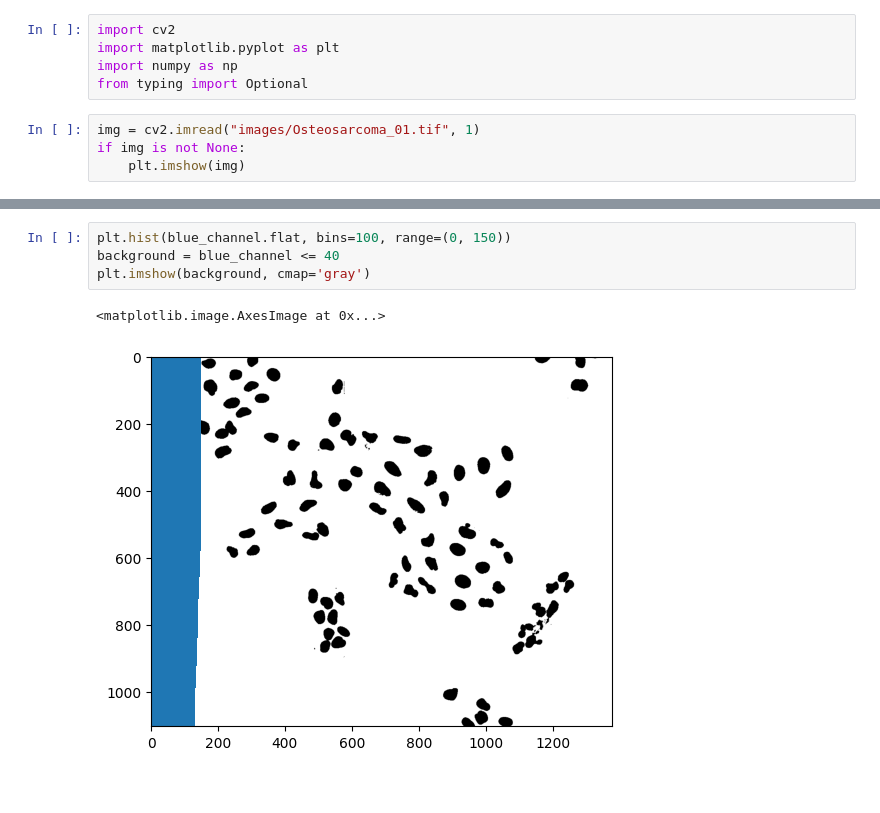
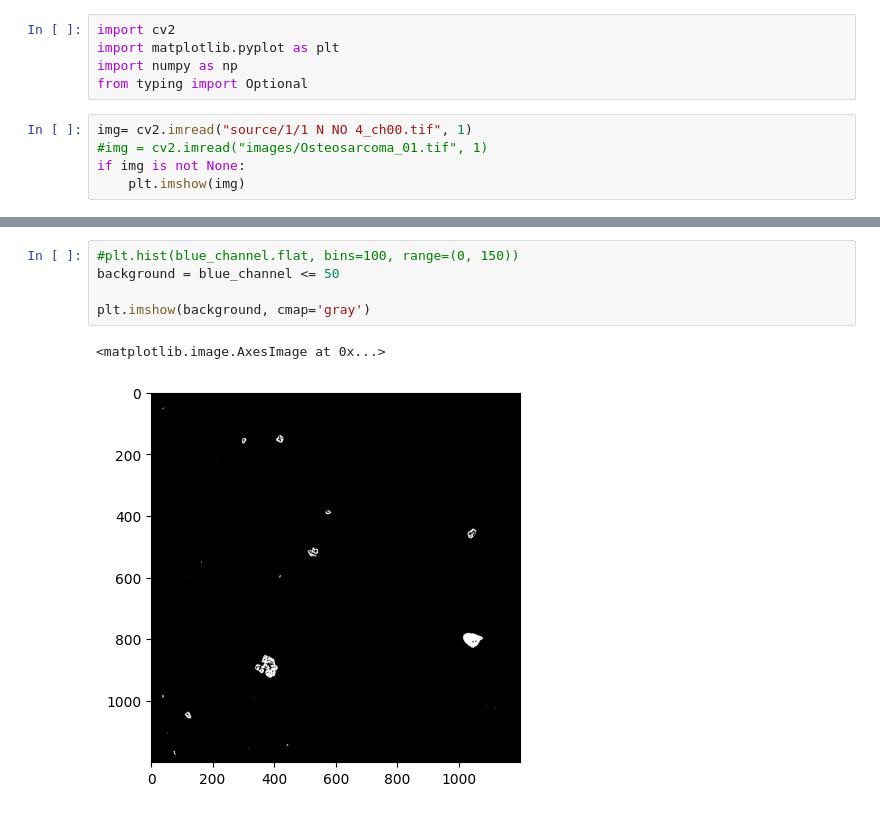
Before and after one commit to v1-v0/lzh3_202526, a Jupyter notebook: outline.ipynb, the cells around one changed output, grey strips where cells are left out. Cells and saved outputs as stored; diff of their text form.

```diff
--- a/outline.ipynb
+++ b/outline.ipynb
@@ -4,7 +4,8 @@ import matplotlib.pyplot as plt
 import numpy as np
 from typing import Optional
 # %%
-img = cv2.imread("images/Osteosarcoma_01.tif", 1)
+img= cv2.imread("source/1/1 N NO 4_ch00.tif", 1)
+#img = cv2.imread("images/Osteosarcoma_01.tif", 1)
 if img is not None:
     plt.imshow(img)
 # %% [output]
@@ -18,8 +19,9 @@ if img is not None:
 # %%
-plt.hist(blue_channel.flat, bins=100, range=(0, 150))
-background = blue_channel <= 40
+#plt.hist(blue_channel.flat, bins=100, range=(0, 150))
+background = blue_channel <= 50
+
 plt.imshow(background, cmap='gray')
 # %% [output]
 <matplotlib.image.AxesImage at 0x...>
-[figure, old version]
+[figure, new version]
 # %%
```
Also changed, not shown: parts of 6 cells of this notebook.
